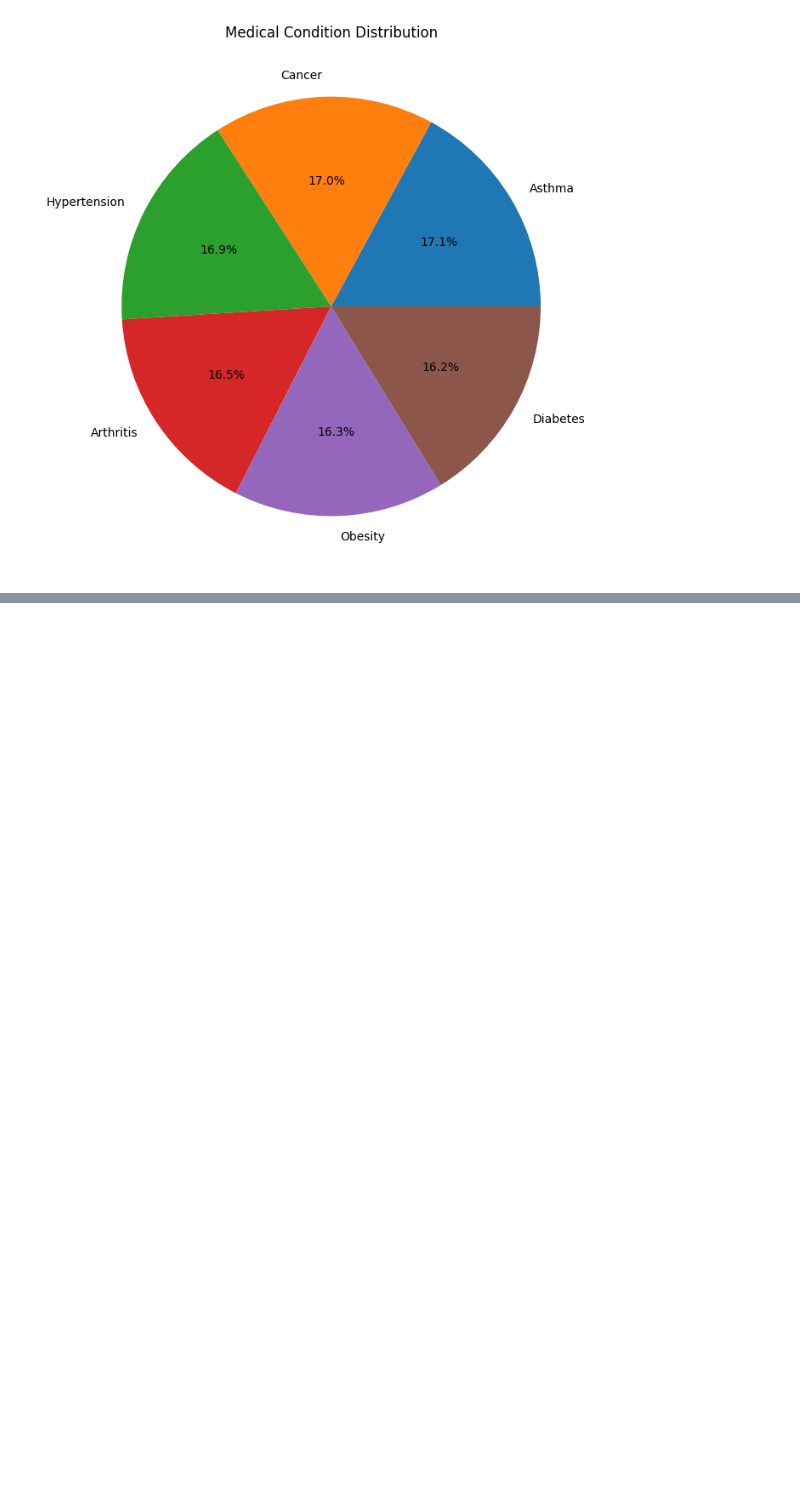
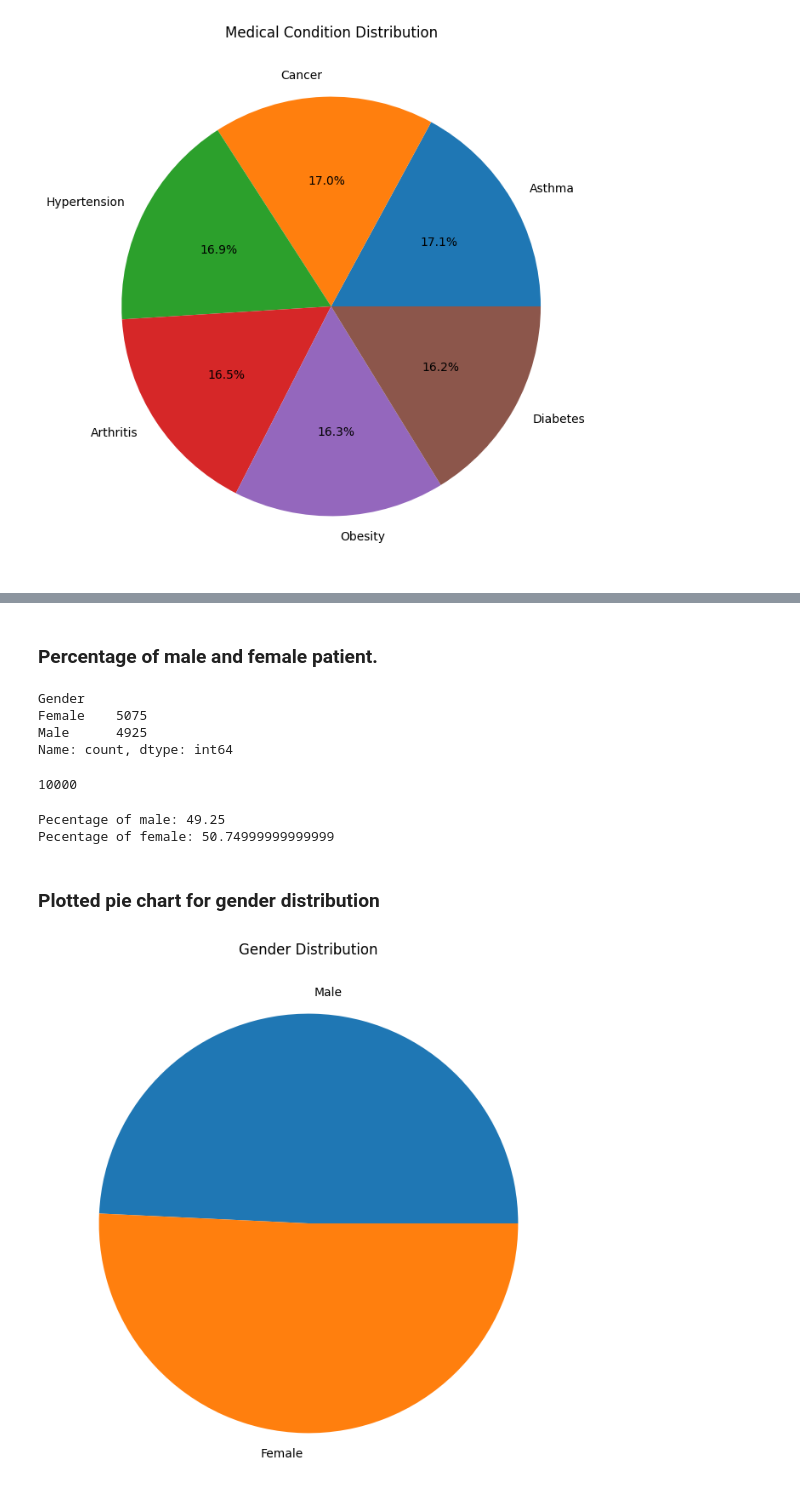
Before and after one commit to danishzayan/DS_Presentation, a Jupyter notebook: DS_Presentation.ipynb, the cells around one changed output, grey strips where cells are left out. Drawn from its saved outputs; the diff is of its cells as text; code cells hidden in the pictures; blank space fills up the shorter version.

```diff
--- a/DS_Presentation.ipynb
+++ b/DS_Presentation.ipynb
@@ -232,0 +333,35 @@ plt.show()
+# %% [markdown]
+### Percentage of male and female patient.
+# %%
+gender_counts = df['Gender'].value_counts()
+gender_counts
+# %% [output]
+Gender
+Female    5075
+Male      4925
+Name: count, dtype: int64
+# %%
+total_count = gender_counts.sum()
+total_count
+# %% [output]
+10000
+# %%
+percentage_male = (gender_counts['Male'] / total_count) * 100
+percentage_female = (gender_counts['Female'] / total_count) * 100
+
+print("Pecentage of male:", percentage_male)
+print("Pecentage of female:", percentage_female)
+# %% [output]
+Pecentage of male: 49.25
+Pecentage of female: 50.74999999999999
+# %% [markdown]
+### Plotted pie chart for gender distribution
+# %%
+plt.figure(figsize=(8, 8))
+values = [percentage_male, percentage_female]
+labels = ['Male', 'Female']
+plt.pie(values, labels=labels)
+plt.title('Gender Distribution')
+plt.show()
+# %% [output]
+[figure, added]
```
Also changed, not shown: parts of 14 cells of this notebook.
